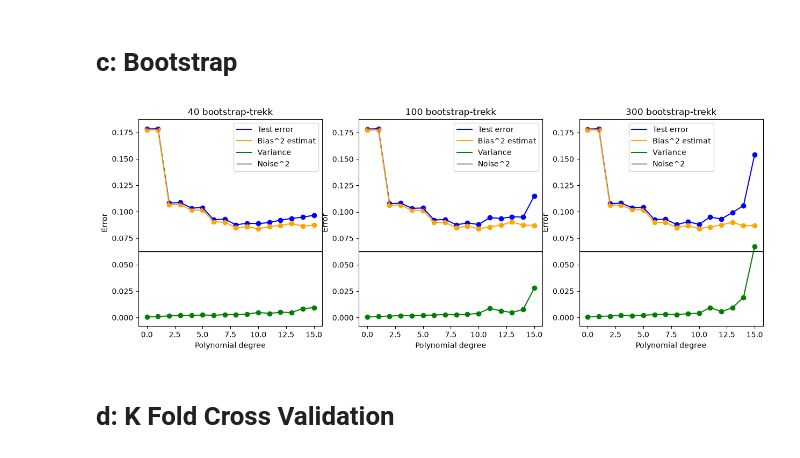
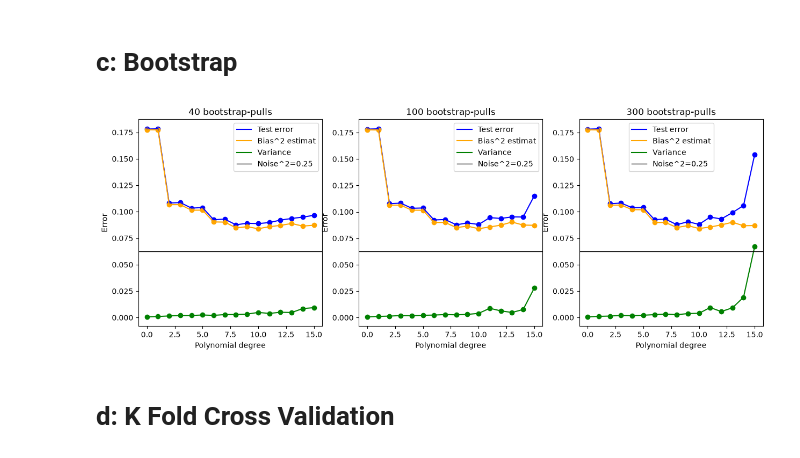
Before and after one commit to Timholmen96/FYS-STK4155, a Jupyter notebook: Prosjekt1/Prosjekt-Kode/Full_Project.ipynb, the cells around one changed output. Saved outputs shown, nothing was run; the diff lists cells and outputs as text; code cells hidden in the pictures.

```diff
--- a/Prosjekt1/Prosjekt-Kode/Full_Project.ipynb
+++ b/Prosjekt1/Prosjekt-Kode/Full_Project.ipynb
@@ -252,6 +296,6 @@ plt.show()
 # %%
 # Velg polynomgrad og regulariseringsverdier.
-coef_degree = 8
+coef_degree = 7
 coef_lambdas = np.logspace(-3, 2, 80) # -5 til -3 viser liten forskjell
 
 X_coef = design_matrix(x, coef_degree)
@@ -294,8 +338,8 @@ for j in range(1, coef_degree + 1):
 ax.axhline(0, color="black", linewidth=0.8)
 ax.set(
     xlabel=r"$\lambda$",
-    ylabel="Koeffisientverdi (standardiserte features)",
-    title=f"Ridge: koeffisienter mot lambda, grad {coef_degree}",
+    ylabel="Coefficient value (standarized features)",
+    title=f"Ridge: coefficients VS lambda, degree {coef_degree}",
 )
 ax.grid(alpha=0.3)
 ax.legend(ncol=2)
@@ -457,36 +501,36 @@ error300, bias300, variance300 = bootstrap_bias_variance(
 degree_vec = np.arange(bootstrap_maxdeg + 1)
 
 fig, ax = plt.subplots(1, 3, figsize=(15, 5))
 
 results = [
     (error40, bias40, variance40, 40),
     (error100, bias100, variance100, 100),
     (error300, bias300, variance300, 300)
 ]
 
 for i, (error, bias, variance, n_bootstrap) in enumerate(results):
 
     ax[i].plot(degree_vec, error, label="Test error", color="blue")
     ax[i].scatter(degree_vec, error, color="blue")
 
     ax[i].plot(degree_vec, bias, label="Bias^2 estimat", color="orange")
     ax[i].scatter(degree_vec, bias, color="orange")
 
     ax[i].plot(degree_vec, variance, label="Variance", color="green")
     ax[i].scatter(degree_vec, variance, color="green")
 
-    ax[i].axhline(y=sigma**2, label = "Noise^2", color="black", linestyle="-", linewidth=1)
+    ax[i].axhline(y=sigma**2, label = f"Noise^2={sigma}", color="black", linestyle="-", linewidth=1)
 
-    ax[i].set_title(f"{n_bootstrap} bootstrap-trekk")
+    ax[i].set_title(f"{n_bootstrap} bootstrap-pulls")
     ax[i].set_xlabel("Polynomial degree")
     ax[i].set_ylabel("Error")
     ax[i].legend()
     #ax[i].set_ylim(0, 0.5)
 
 #plt.tight_layout()
 plt.show()
 # %% [output]
-[figure, old version]
+[figure, new version]
 # %% [markdown]
 # d: K Fold Cross Validation
 # %%
```
Also changed, not shown: parts of 24 cells of this notebook, 46 other files.
